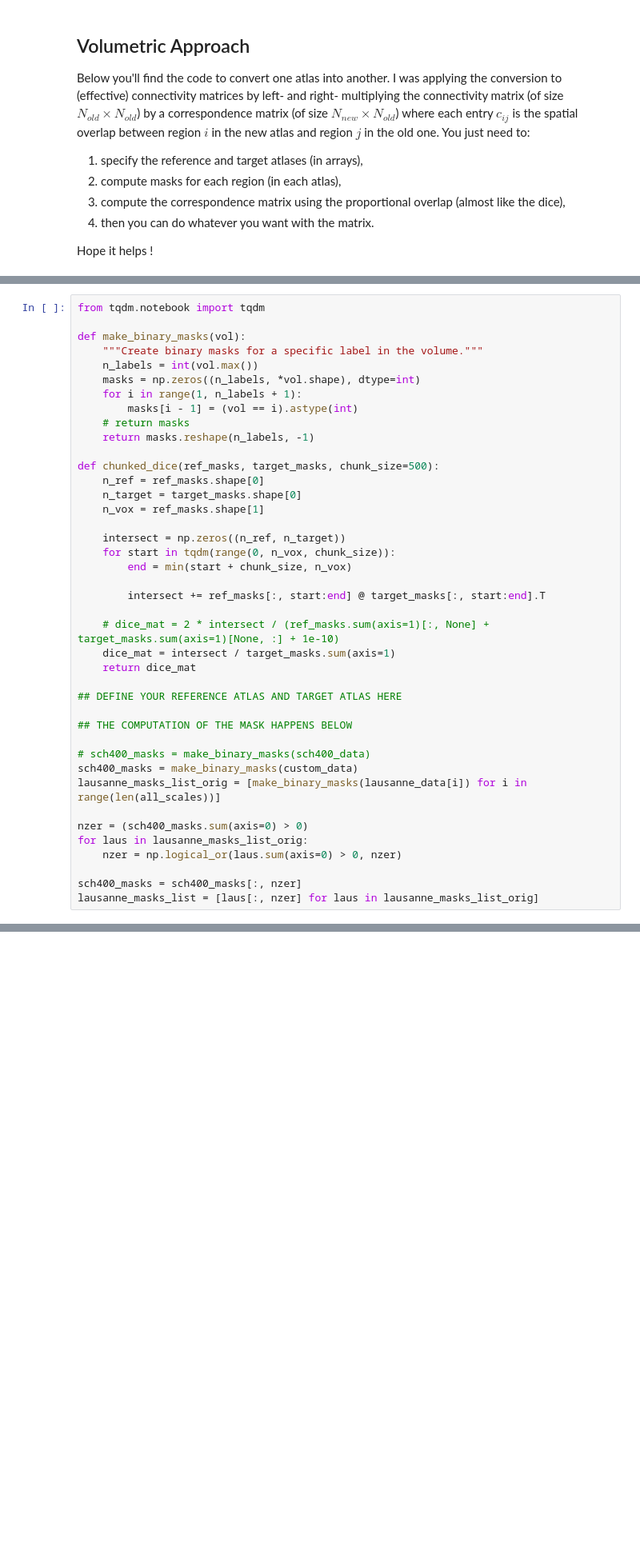
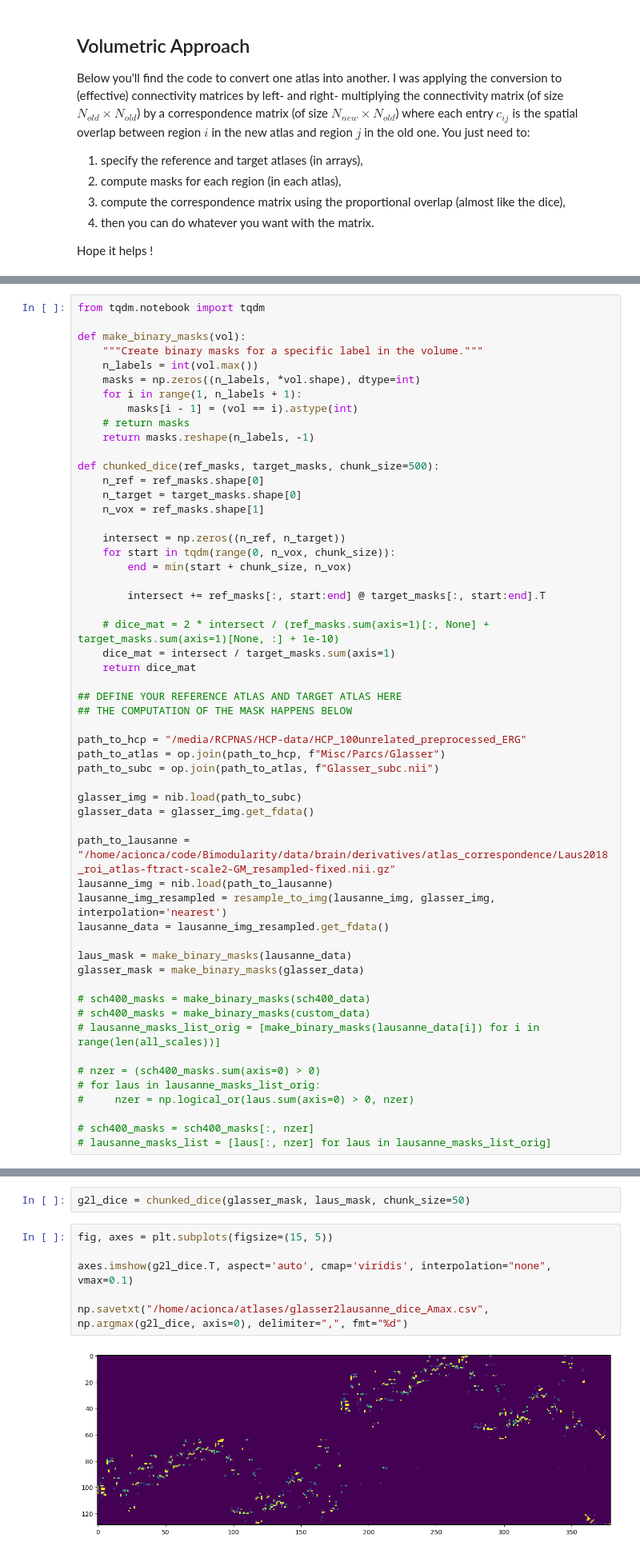
Before and after one commit to acionca/Bimodularity, a Jupyter notebook: notebooks/02-brain_bicommunities/atlas-correspondence.ipynb, the cells around one changed output, grey strips where cells are left out. Shown at 80% size. Saved outputs shown, nothing was run; the diff lists cells and outputs as text; blank space fills up the shorter version.

```diff
--- a/notebooks/02-brain_bicommunities/atlas-correspondence.ipynb
+++ b/notebooks/02-brain_bicommunities/atlas-correspondence.ipynb
@@ -205,16 +212,30 @@ def chunked_dice(ref_masks, target_masks, chunk_size=500):
     return dice_mat
 
 ## DEFINE YOUR REFERENCE ATLAS AND TARGET ATLAS HERE
-
 ## THE COMPUTATION OF THE MASK HAPPENS BELOW
 
+path_to_hcp = "/media/RCPNAS/HCP-data/HCP_100unrelated_preprocessed_ERG"
+path_to_atlas = op.join(path_to_hcp, f"Misc/Parcs/Glasser")
+path_to_subc = op.join(path_to_atlas, f"Glasser_subc.nii")
+
+glasser_img = nib.load(path_to_subc)
+glasser_data = glasser_img.get_fdata()
+
+path_to_lausanne = "/home/acionca/code/Bimodularity/data/brain/derivatives/atlas_correspondence/Laus2018_roi_atlas-ftract-scale2-GM_resampled-fixed.nii.gz"
+lausanne_img = nib.load(path_to_lausanne)
+lausanne_img_resampled = resample_to_img(lausanne_img, glasser_img, interpolation='nearest')
+lausanne_data = lausanne_img_resampled.get_fdata()
+
+laus_mask = make_binary_masks(lausanne_data)
+glasser_mask = make_binary_masks(glasser_data)
+
 # sch400_masks = make_binary_masks(sch400_data)
-sch400_masks = make_binary_masks(custom_data)
-lausanne_masks_list_orig = [make_binary_masks(lausanne_data[i]) for i in range(len(all_scales))]
+# sch400_masks = make_binary_masks(custom_data)
+# lausanne_masks_list_orig = [make_binary_masks(lausanne_data[i]) for i in range(len(all_scales))]
 
-nzer = (sch400_masks.sum(axis=0) > 0)
-for laus in lausanne_masks_list_orig:
-    nzer = np.logical_or(laus.sum(axis=0) > 0, nzer)
+# nzer = (sch400_masks.sum(axis=0) > 0)
+# for laus in lausanne_masks_list_orig:
+#     nzer = np.logical_or(laus.sum(axis=0) > 0, nzer)
 
-sch400_masks = sch400_masks[:, nzer]
-lausanne_masks_list = [laus[:, nzer] for laus in lausanne_masks_list_orig]
+# sch400_masks = sch400_masks[:, nzer]
+# lausanne_masks_list = [laus[:, nzer] for laus in lausanne_masks_list_orig]
@@ -221,3 +245,13 @@ lausanne_masks_list = [laus[:, nzer] for laus in lausanne_masks_list_orig]
+# %%
+g2l_dice = chunked_dice(glasser_mask, laus_mask, chunk_size=50)
+# %%
+fig, axes = plt.subplots(figsize=(15, 5))
+
+axes.imshow(g2l_dice.T, aspect='auto', cmap='viridis', interpolation="none", vmax=0.1)
+
+np.savetxt("/home/acionca/atlases/glasser2lausanne_dice_Amax.csv", np.argmax(g2l_dice, axis=0), delimiter=",", fmt="%d")
+# %% [output]
+[figure, added]
 # %%
 ## MAKE SURE ALL MASKS HAVE THE SAME SIZE (nvoxels)
 print(sch400_masks.shape)
```
Also changed, not shown: parts of 2 cells of this notebook, 7 other files.
